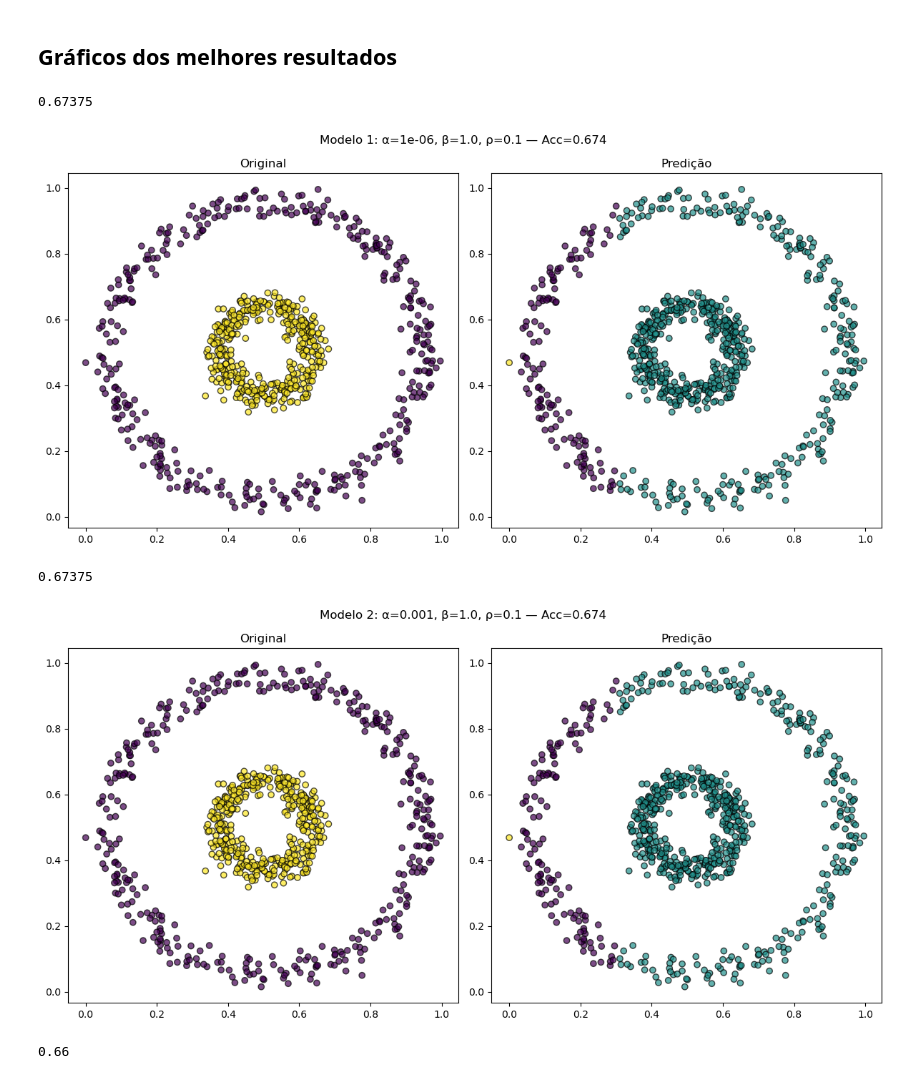
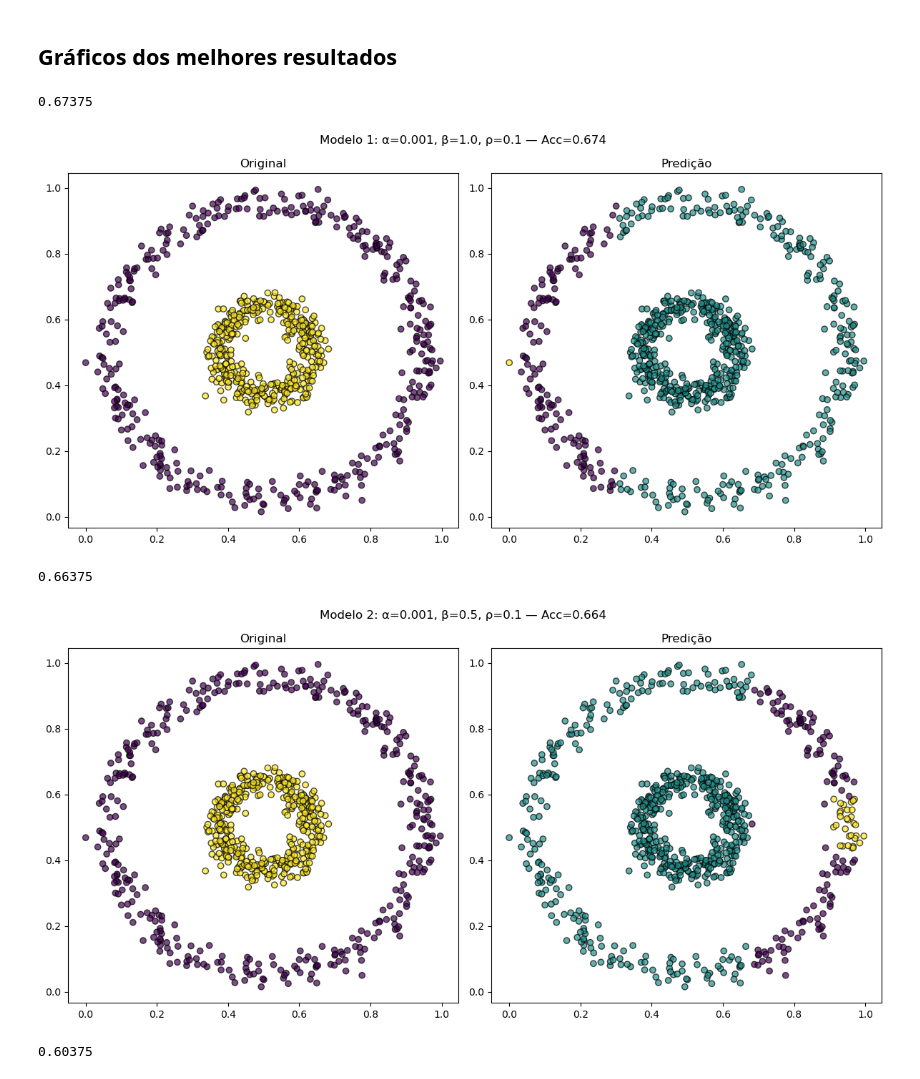
Before and after one commit to marina-medeiros/ART-studies, a Jupyter notebook: fuzzyART/makeCirclesFuzzyART.ipynb, the cells around one changed output. Drawn from its saved outputs; the diff is of its cells as text; code cells hidden in the pictures.

```diff
--- a/fuzzyART/makeCirclesFuzzyART.ipynb
+++ b/fuzzyART/makeCirclesFuzzyART.ipynb
@@ -44,7 +44,7 @@ O README da biblioteca ARTlib diz: "Se o primeiro lote ("batch") dos seus dados
 
 Nesse caso, como todos os dados que são utilizados já estão em X, acredito que essa normalização não é necessária.
 # %%
-alphas = [1e-6, 1e-3, 1e-2, 1e-1, 1.0, 10.0]
+alphas = [0.0, 1e-3, 1e-2, 1e-1, 1.0, 10.0]
 rhos   = [0.1, 0.3, 0.5, 0.7, 0.9]
 betas  = [1.0, 0.5, 0.1]
 
@@ -64,7 +64,7 @@ for alpha in alphas:
             test_X_prep  = model.prepare_data(X_test)
 
             # Treinar
-            model.fit(train_X_prep, y_train)
+            model.fit(train_X_prep, y_train, max_iter=100)
 
             # Prever
             predictions = model.predict(test_X_prep)
@@ -116,38 +116,38 @@ for i in range(0, 3):
     test_X_prep  = model.prepare_data(X_test)
 
     # Treinar
-    model.fit(train_X_prep, y_train)
+    model.fit(train_X_prep, y_train, max_iter=100)
 
     # Prever
     predictions = model.predict(test_X_prep)
 
     f, subplots = plt.subplots(1, 2, figsize=(12, 6))
 
     subplots[0].scatter(
         test_X_prep[:, 0],
         test_X_prep[:, 1],  # coordenadas x e y
         c=y_test,  # cor de acordo com a classe (0 ou 1)
         edgecolors="k",  # contorno preto em cada ponto
         alpha=0.7,
     )
     subplots[0].set_title("Original")
 
     subplots[1].scatter(
         test_X_prep[:, 0],
         test_X_prep[:, 1],  # coordenadas x e y
         c=predictions,  # cor de acordo com a classe (0 ou 1)
         edgecolors="k",  # contorno preto em cada ponto
         alpha=0.7,
     )
     subplots[1].set_title("Predição")
 
     f.suptitle(f"Modelo {i+1}: α={values['alpha']}, β={values['beta']}, ρ={values['rho']} — Acc={values['accuracy']:.3f}",
                  fontsize=12)
     plt.tight_layout()
     plt.show()
 # %% [output]
 0.67375
 [figure]
-0.67375
+0.66375
-[figure, old version]
+[figure, new version]
-0.66
+0.60375
```
Also changed, not shown: parts of 2 cells of this notebook, 7 other files.
